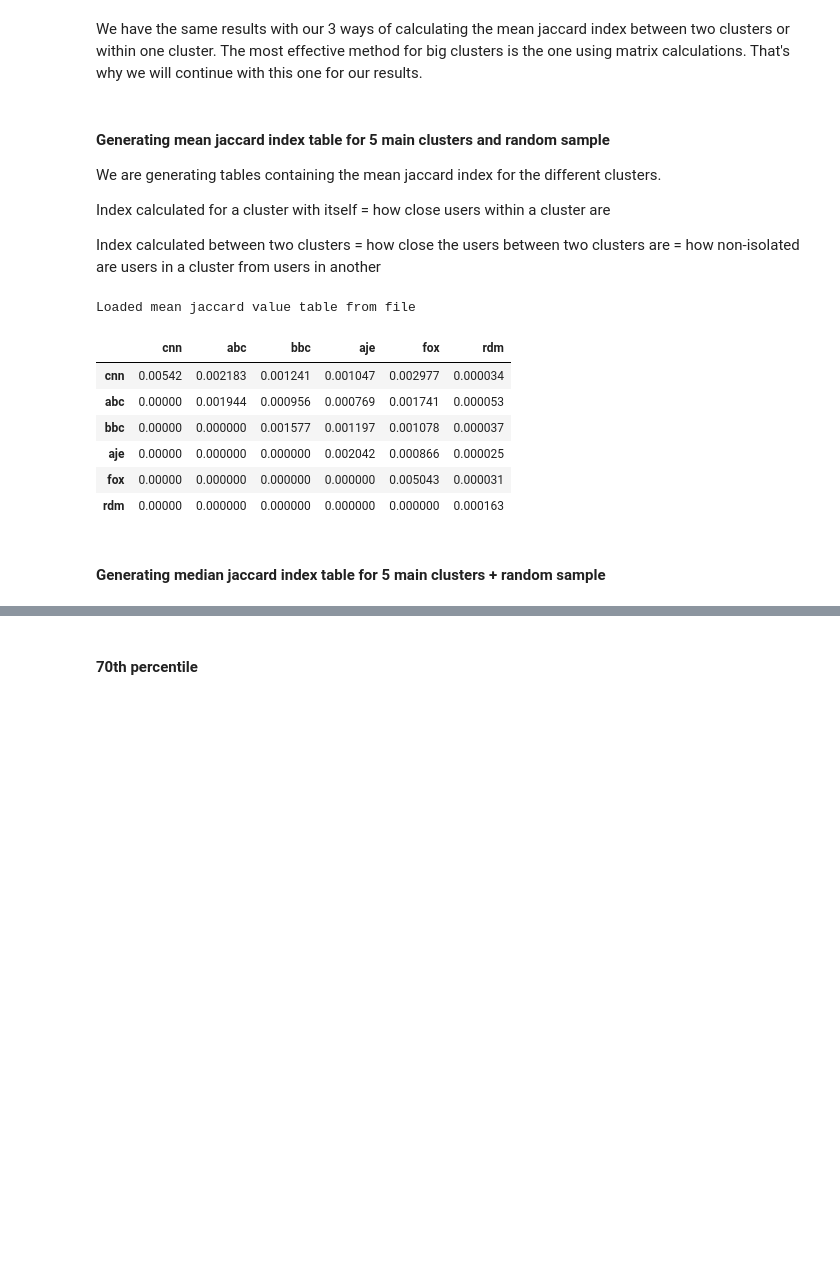
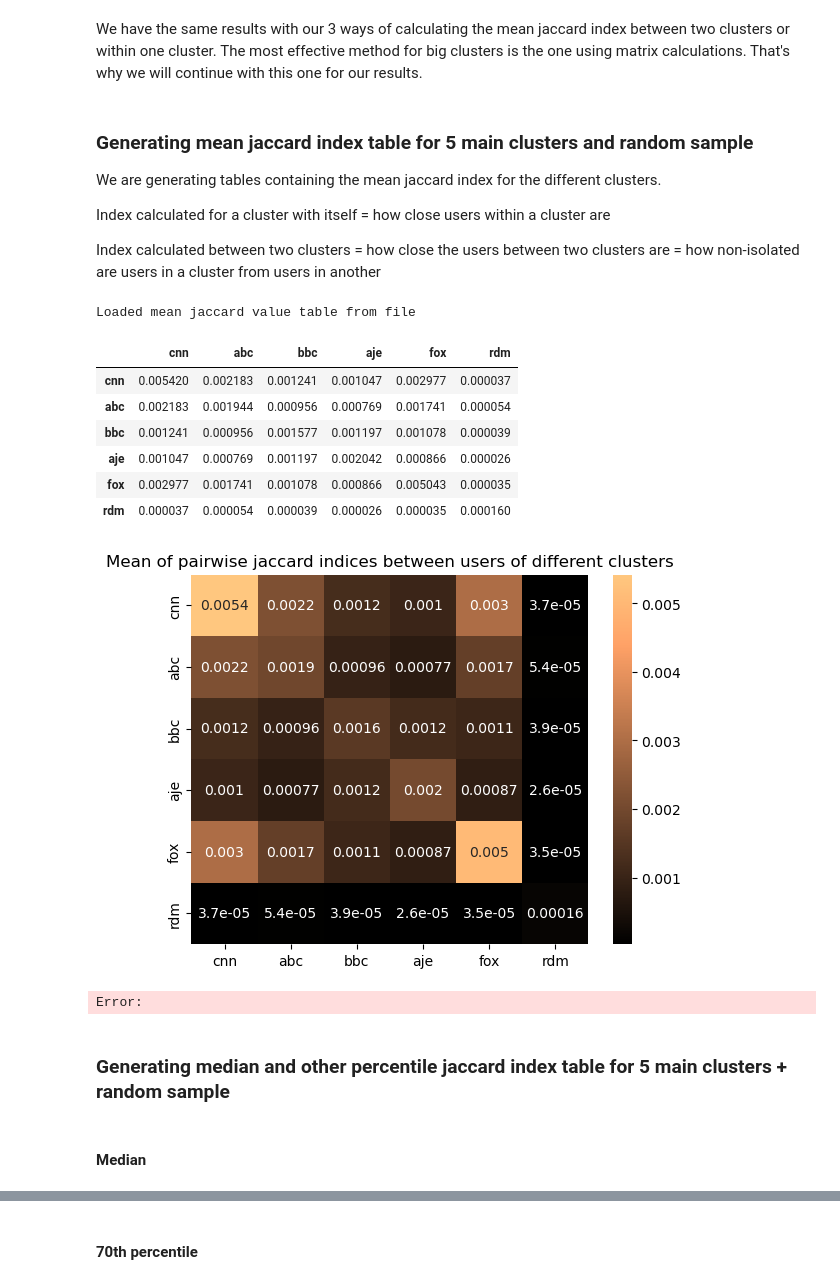
Before and after one commit to epfl-ada/ada-2024-project-thedataminions, a Jupyter notebook: results.ipynb, the cells around one changed output, grey strips where cells are left out. Cells and saved outputs as stored; diff of their text form; code cells hidden in the pictures; blank space fills up the shorter version.

```diff
--- a/results.ipynb
+++ b/results.ipynb
@@ -39,7 +39,7 @@ dataset_root_path = "/media/andreas/Backup_Louanne/Youniverse_dataset/" #Lou-Ann
 #dataset_root_path = '/Volumes/Expansion/ada_project/dataset/' #manon at mimi disk
 # dataset_root_path = "/Volumes/Backup/Youniverse_dataset/" #Lou-Anne
 #dataset_root_path = "/Volumes/Disk Horti/Youniverse_dataset/" #Horti
-dataset_root_path = "/Volumes/Expansion/ada_project/dataset/" #Lams with mila's disk
+# dataset_root_path = "/Volumes/Expansion/ada_project/dataset/" #Lams with mila's disk
 # %% [markdown]
 # Part 1 : Data handling and filtering
 
@@ -1983,7 +1967,7 @@ Jaccard index within CNN using jaccard_score function from sklearn.metrics is 0.
 # %% [markdown]
 We have the same results with our 3 ways of calculating the mean jaccard index between two clusters or within one cluster. The most effective method for big clusters is the one using matrix calculations. That's why we will continue with this one for our results.
 # %% [markdown]
-#### Generating mean jaccard index table for 5 main clusters and random sample
+### Generating mean jaccard index table for 5 main clusters and random sample
 We are generating tables containing the mean jaccard index for the different clusters.
 
 Index calculated for a cluster with itself = how close users within a cluster are
@@ -1999,41 +1983,48 @@ try:
 except FileNotFoundError:
 
     users_in_clusters = {'cnn': cluster_cnn.author,
                          'abc': cluster_abc.author,
                          'bbc': cluster_bbc.author,
                          'aje': cluster_aje.author,
                          'fox': cluster_fox.author,
                          'rdm': control_sample_author_ids.author}
 
     video_author_matrices = {'cnn': video_author_matrix_cnn_cluster,
                              'abc': video_author_matrix_abc_cluster,
                              'bbc': video_author_matrix_bbc_cluster,
                              'aje': video_author_matrix_aje_cluster,
                              'fox': video_author_matrix_fox_cluster,
                              'rdm': video_author_matrix_random_sample}
 
     jaccard_filenames = {name1 + "_" + name2: (dataset_root_path
                                + f'../generated_data/jaccard_matrix_{name1}_{name2}.npy')
                          for i, name1 in enumerate(['cnn', 'abc', 'bbc', 'aje', 'fox', 'rdm'])
                          for name2 in ['cnn', 'abc', 'bbc', 'aje', 'fox', 'rdm'][i:]}
 
     df_mean_jaccard_value_table_main_clusters = dp.get_mean_jaccard_value_table(video_author_matrices,
                                                                                 users_in_clusters,
                                                                                 jaccard_filenames,
                                                                                 df_mean_jaccard_value_table_main_clusters_filename)
 
 display(df_mean_jaccard_value_table_main_clusters)
+
+sns.heatmap(df_mean_jaccard_value_table_main_clusters, annot=True, cmap='copper')
+_ = plt.title("Mean of pairwise jaccard indices between users of different clusters")
 # %% [output]
 Loaded mean jaccard value table from file
 |  | cnn | abc | bbc | aje | fox | rdm |
-| cnn | 0.00542 | 0.002183 | 0.001241 | 0.001047 | 0.002977 | 0.000034 |
-| abc | 0.00000 | 0.001944 | 0.000956 | 0.000769 | 0.001741 | 0.000053 |
-| bbc | 0.00000 | 0.000000 | 0.001577 | 0.001197 | 0.001078 | 0.000037 |
-| aje | 0.00000 | 0.000000 | 0.000000 | 0.002042 | 0.000866 | 0.000025 |
-| fox | 0.00000 | 0.000000 | 0.000000 | 0.000000 | 0.005043 | 0.000031 |
-| rdm | 0.00000 | 0.000000 | 0.000000 | 0.000000 | 0.000000 | 0.000163 |
+| cnn | 0.005420 | 0.002183 | 0.001241 | 0.001047 | 0.002977 | 0.000037 |
+| abc | 0.002183 | 0.001944 | 0.000956 | 0.000769 | 0.001741 | 0.000054 |
+| bbc | 0.001241 | 0.000956 | 0.001577 | 0.001197 | 0.001078 | 0.000039 |
+| aje | 0.001047 | 0.000769 | 0.001197 | 0.002042 | 0.000866 | 0.000026 |
+| fox | 0.002977 | 0.001741 | 0.001078 | 0.000866 | 0.005043 | 0.000035 |
+| rdm | 0.000037 | 0.000054 | 0.000039 | 0.000026 | 0.000035 | 0.000160 |
+[figure, added]
+Error:
 # %% [markdown]
-#### Generating median jaccard index table for 5 main clusters + random sample
+### Generating median and other percentile jaccard index table for 5 main clusters + random sample
+# %% [markdown]
+#### Median
 # %%
 df_median_jaccard_value_table_main_clusters_filename = dataset_root_path + "../generated_data/median_jaccard_value_table_main_clusters.csv"
 
```
Also changed, not shown: parts of 26 cells of this notebook, 1 other file.
